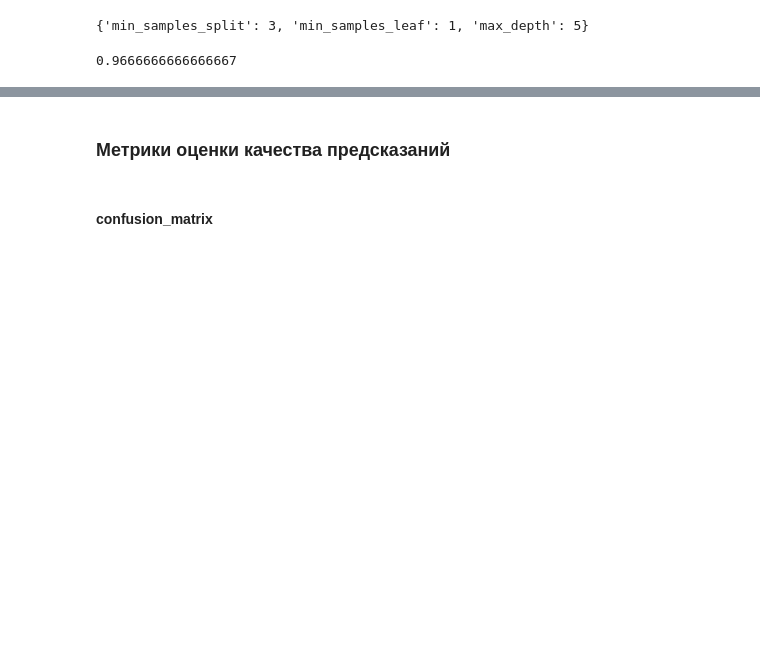
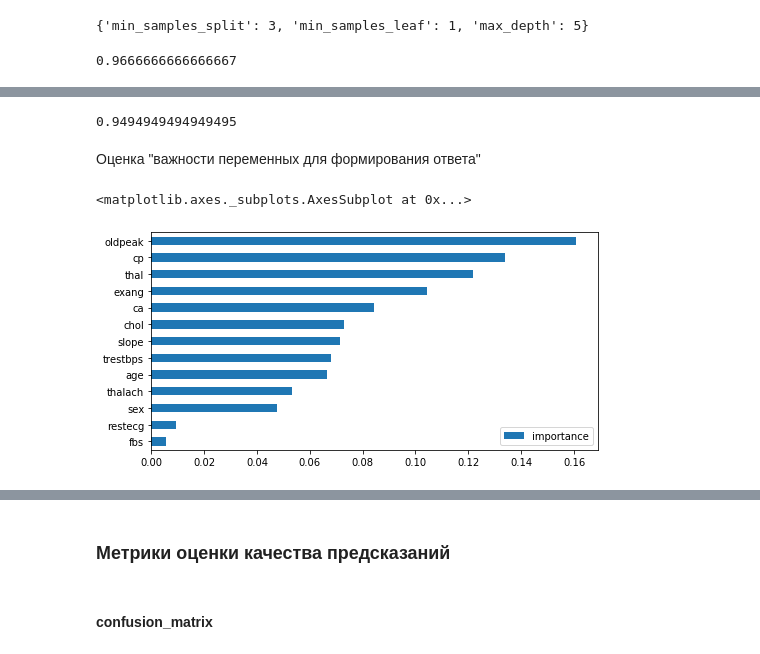
Before and after one commit to nikitosl/ML, a Jupyter notebook: ML Vacabulary.ipynb, the cells around one changed output, grey strips where cells are left out. Drawn from its saved outputs; the diff is of its cells as text; code cells hidden in the pictures; blank space fills up the shorter version.

```diff
--- a/ML Vacabulary.ipynb
+++ b/ML Vacabulary.ipynb
@@ -640,0 +695,25 @@ rnd_search.best_score_
+# %%
+# from sklearn.datasets import load_iris
+# iris = load_iris()
+# X_train, X_test, y_train, y_test = train_test_split(iris.data, iris.target, test_size=0.33, random_state=3)
+
+clf_rf = RandomForestClassifier()
+clf_rf.fit(X_train, y_train)
+clf_rf.score(X_test, y_test)
+# %% [output]
+0.9494949494949495
+# %% [markdown]
+Оценка "важности переменных для формирования ответа"
+# %%
+df = pd.read_csv(r'stepik_mashine_learning_course/data/heart.csv')
+
+X = df.drop('target', axis=1)
+y = df.target
+clf_rf = RandomForestClassifier(10, max_depth=5)
+clf_rf.fit(X, y)
+
+imp = pd.DataFrame(clf_rf.feature_importances_, index=X.columns, columns=['importance'])
+imp.sort_values('importance').plot(kind='barh', figsize=(8, 4))
+# %% [output]
+<matplotlib.axes._subplots.AxesSubplot at 0x...>
+[figure, added]
```
Also changed, not shown: parts of 12 cells of this notebook, 2 other files.
